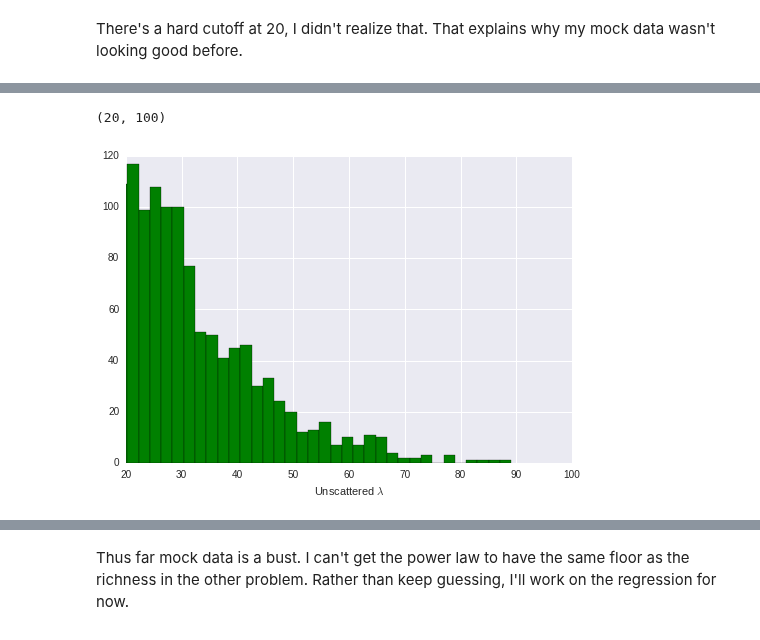
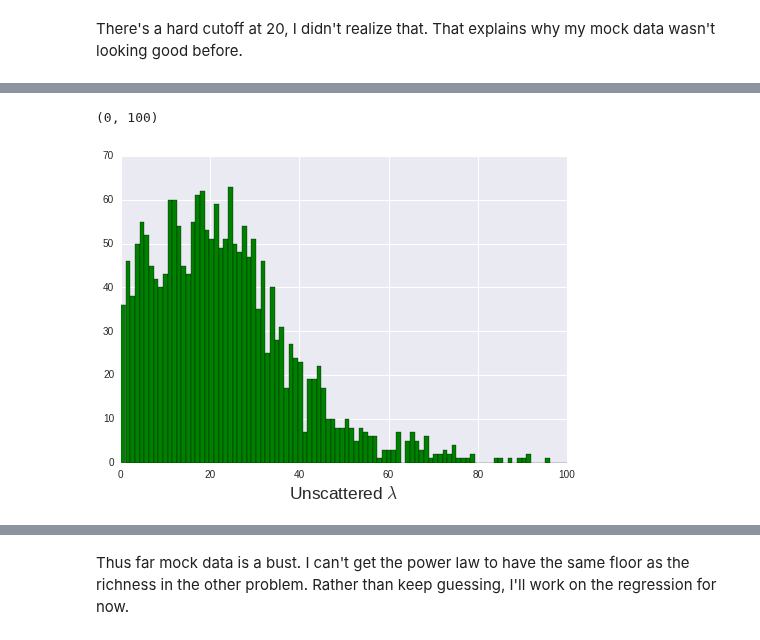
Before and after one commit to Ravirajadrangi/ClusterMassInference, a Jupyter notebook: Project Notebook.ipynb, the cells around one changed output, grey strips where cells are left out. Cells and saved outputs as stored; diff of their text form; code cells hidden in the pictures.

```diff
--- a/Project Notebook.ipynb
+++ b/Project Notebook.ipynb
@@ -296,10 +296,10 @@ plt.xlabel('$z$')
 # %%
-a,b = 1e-11,.9
-mean = a*pow(mSamples,b)
-plt.hist(mean, bins = int(np.sqrt(nSamples)), color = data_color)
-plt.xlabel('Unscattered $\lambda$')
-plt.xlim([20,100])
+a_true,b_true = 1e-11,.9
+mean = a_true*pow(mSamples,b_true)
+plt.hist(mean, bins = 100, color = data_color)
+plt.xlabel('Unscattered $\lambda$',size = 'xx-large')
+plt.xlim([0,100])
 # %% [output]
-(20, 100)
+(0, 100)
-[figure, old version]
+[figure, new version]
 # %%
```
Also changed, not shown: parts of 33 cells of this notebook.
